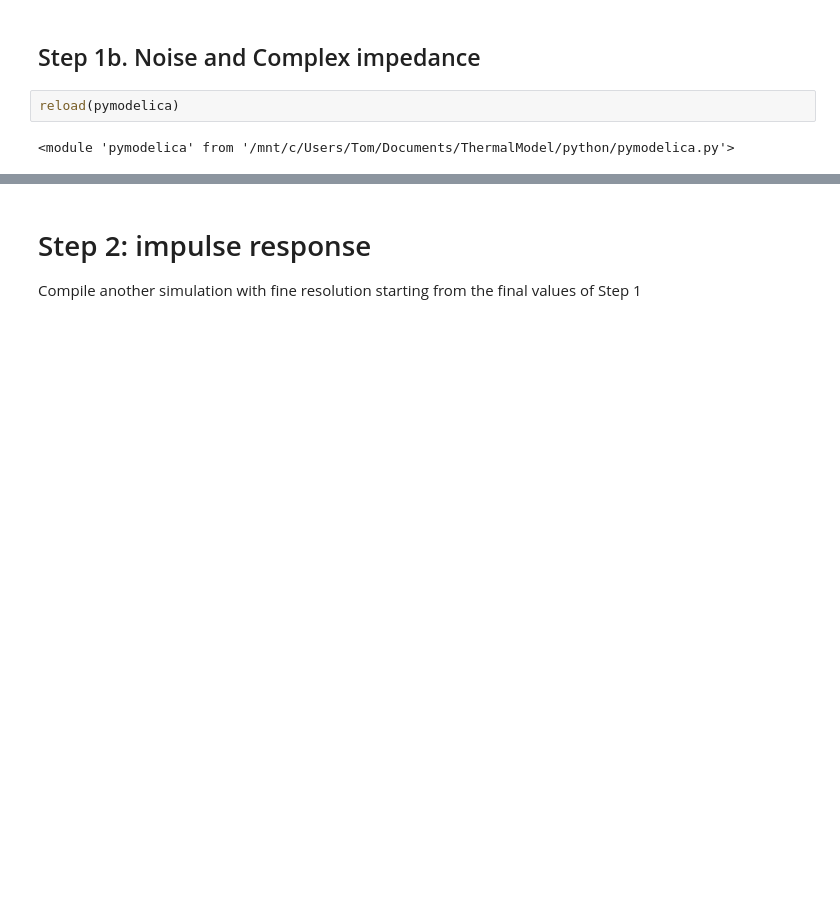
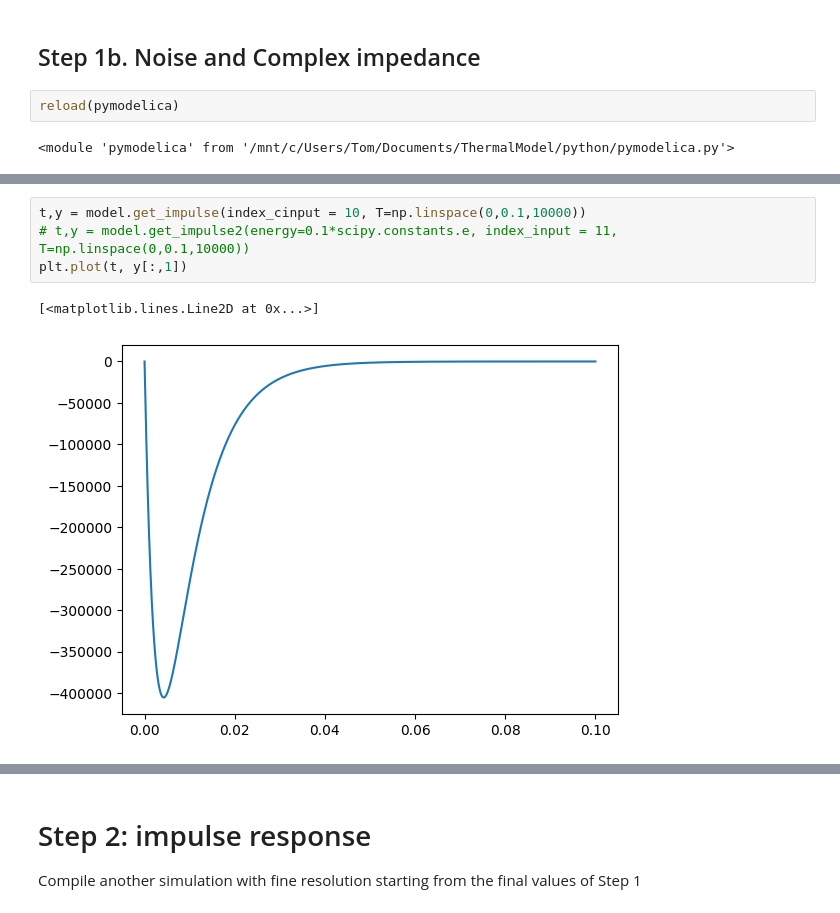
Before and after one commit to EdmondRen/TES_thermal_model, a Jupyter notebook: python/analysis.ipynb, the cells around one changed output, grey strips where cells are left out. Saved outputs shown, nothing was run; the diff lists cells and outputs as text; blank space fills up the shorter version.

```diff
--- a/python/analysis.ipynb
+++ b/python/analysis.ipynb
@@ -87,3 +110,10 @@ Resolution (Sigma) in eV =  (5663.3050196234+5272.5627656034385j)
+# %%
+t,y = model.get_impulse(index_cinput = 10, T=np.linspace(0,0.1,10000))
+# t,y = model.get_impulse2(energy=0.1*scipy.constants.e, index_input = 11, T=np.linspace(0,0.1,10000))
+plt.plot(t, y[:,1])
+# %% [output]
+[<matplotlib.lines.Line2D at 0x...>]
+[figure, added]
 # %%
 lower_lim = 1e-13
 for key in noise_current:
```
Also changed, not shown: parts of 13 cells of this notebook, 7 other files.
